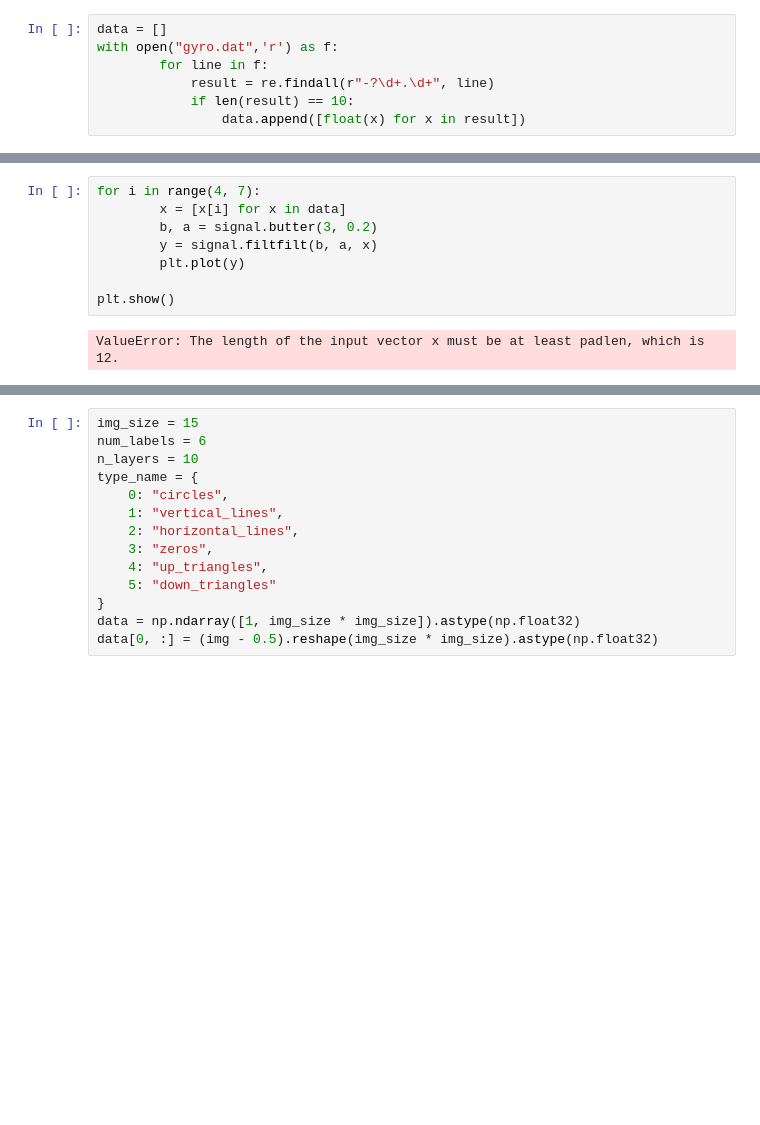
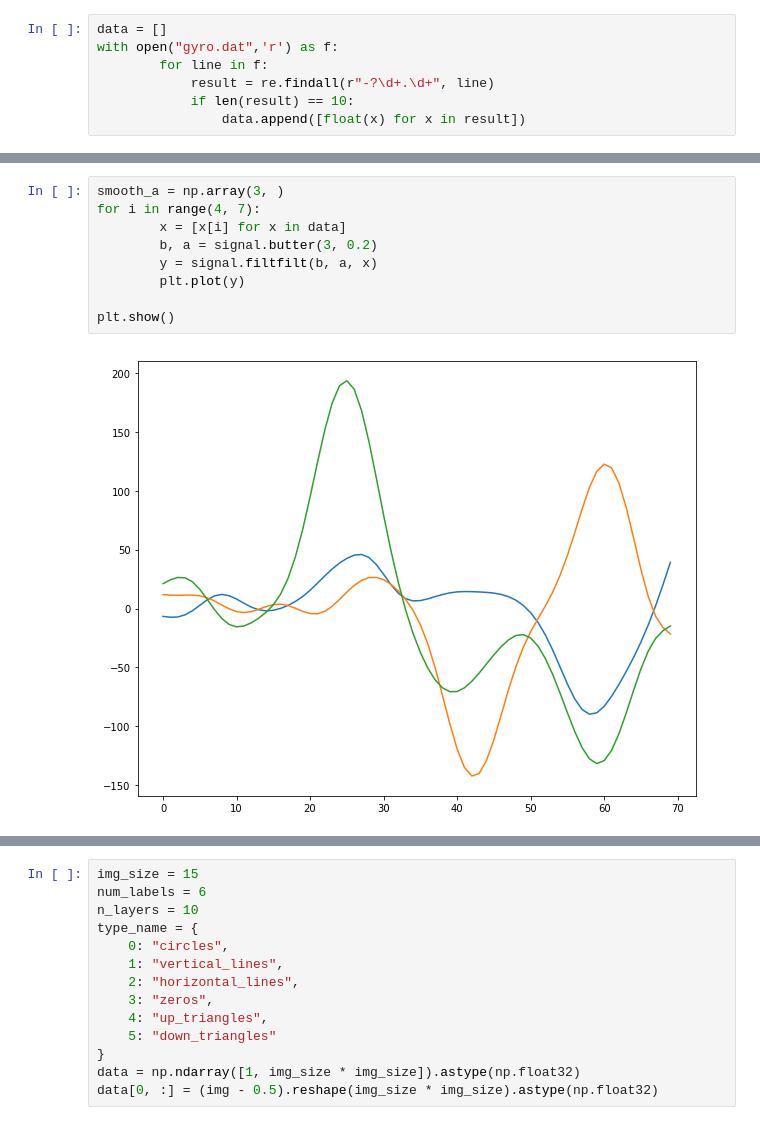
Before and after one commit to safoex/MagicWand, a Jupyter notebook: TraceRecognition.ipynb, the cells around one changed output, grey strips where cells are left out. Saved outputs shown, nothing was run; the diff lists cells and outputs as text; blank space fills up the shorter version.

```diff
--- a/TraceRecognition.ipynb
+++ b/TraceRecognition.ipynb
@@ -34,13 +34,14 @@ plt.show()
 # %%
+smooth_a = np.array(3, )
 for i in range(4, 7):
         x = [x[i] for x in data]
         b, a = signal.butter(3, 0.2)
         y = signal.filtfilt(b, a, x)
         plt.plot(y)
 
 plt.show()
 # %% [output]
-ValueError: The length of the input vector x must be at least padlen, which is 12.
+[figure, added]
 # %%
 plt.plot([x[7] for x in data], color='b')
 plt.plot([x[8] for x in data], color='r')
```
Also changed, not shown: parts of 8 cells of this notebook, 5 other files.
